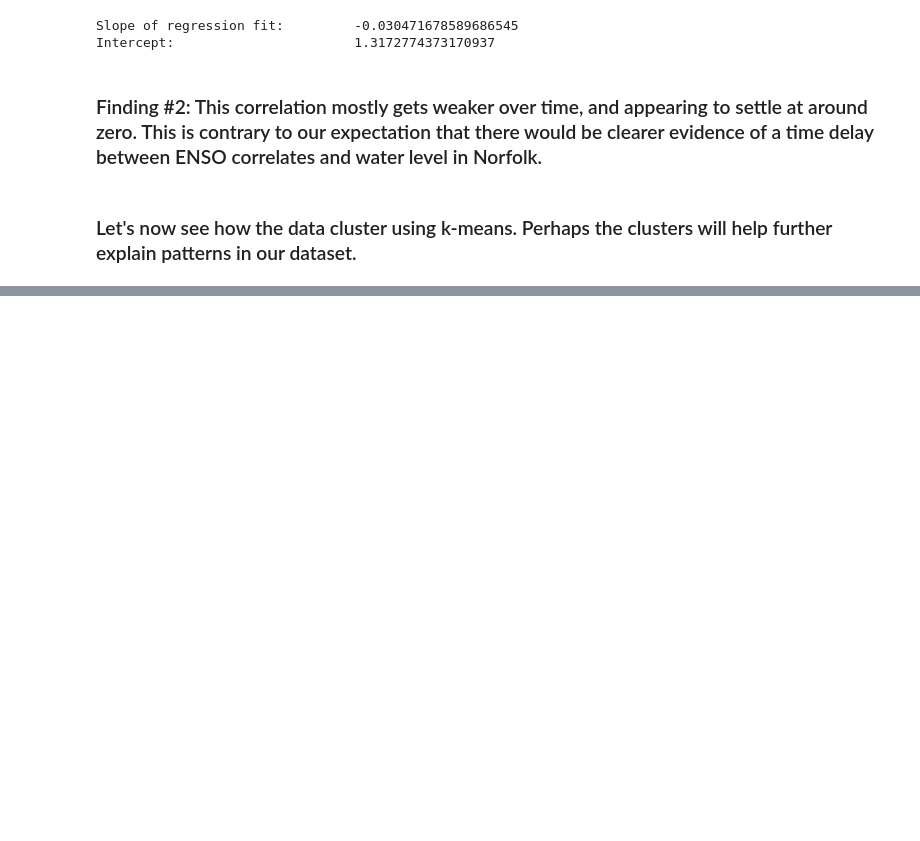
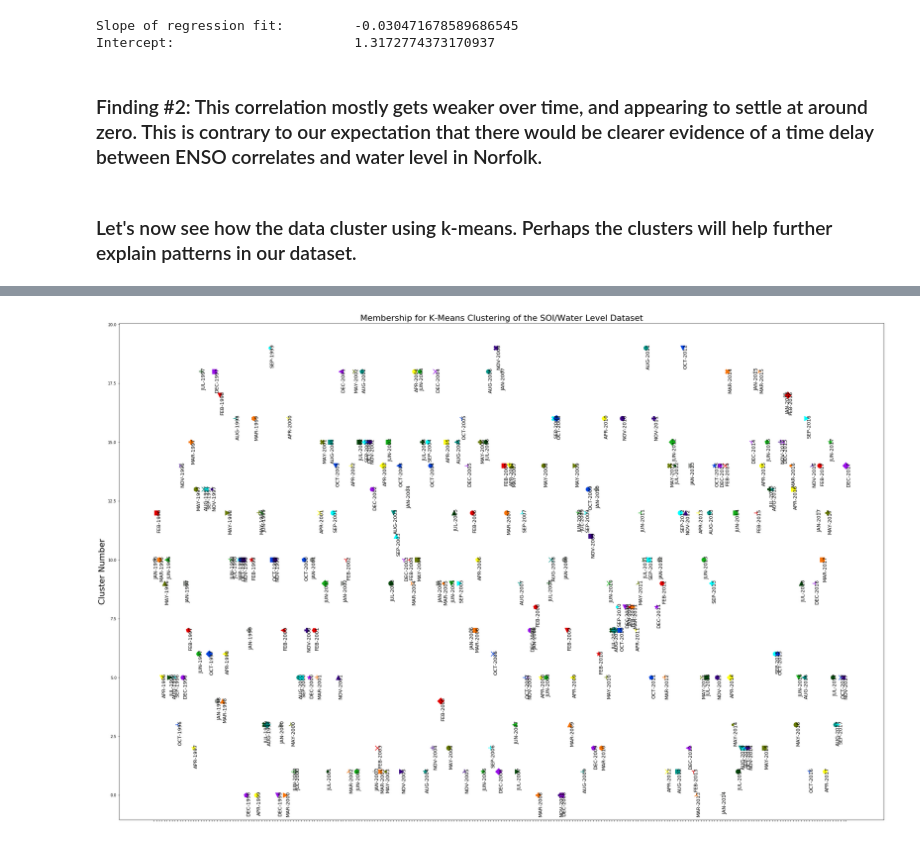
Before and after one commit to skydog71/CMSC641_tutorial, a Jupyter notebook: jborak_CMSC641_final_tutorial.ipynb, the cells around one changed output, grey strips where cells are left out. Saved outputs shown, nothing was run; the diff lists cells and outputs as text; code cells hidden in the pictures; blank space fills up the shorter version.

```diff
--- a/jborak_CMSC641_final_tutorial.ipynb
+++ b/jborak_CMSC641_final_tutorial.ipynb
@@ -378,0 +404,5 @@ print('Intercept:\t\t\t',b)
+# %%
+cluster_centroids = KMeans(n_clusters=20, random_state=42).fit_predict(soi_wlev_df)
+plot_clusters()
+# %% [output]
+[figure, added]
```
Also changed, not shown: parts of 20 cells of this notebook.
